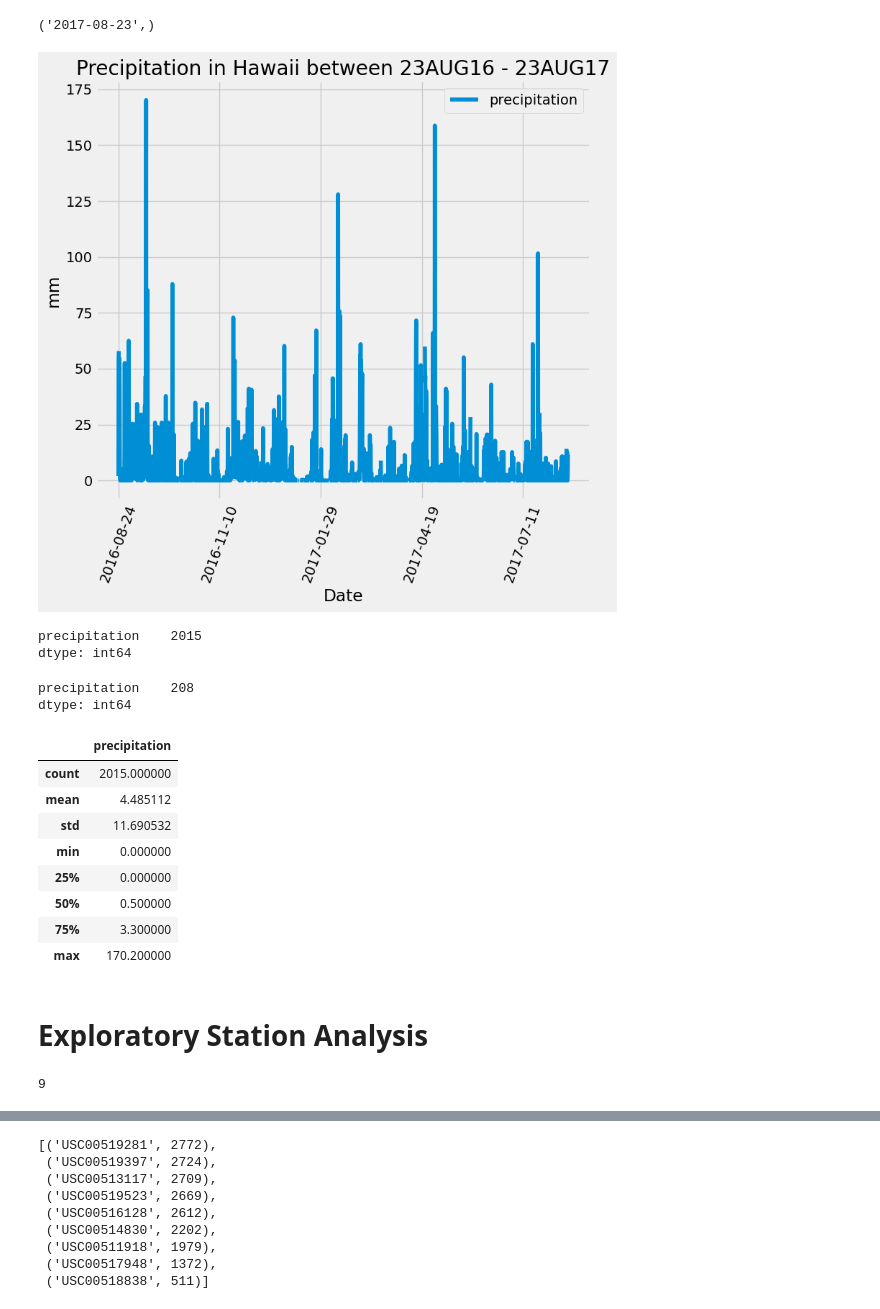
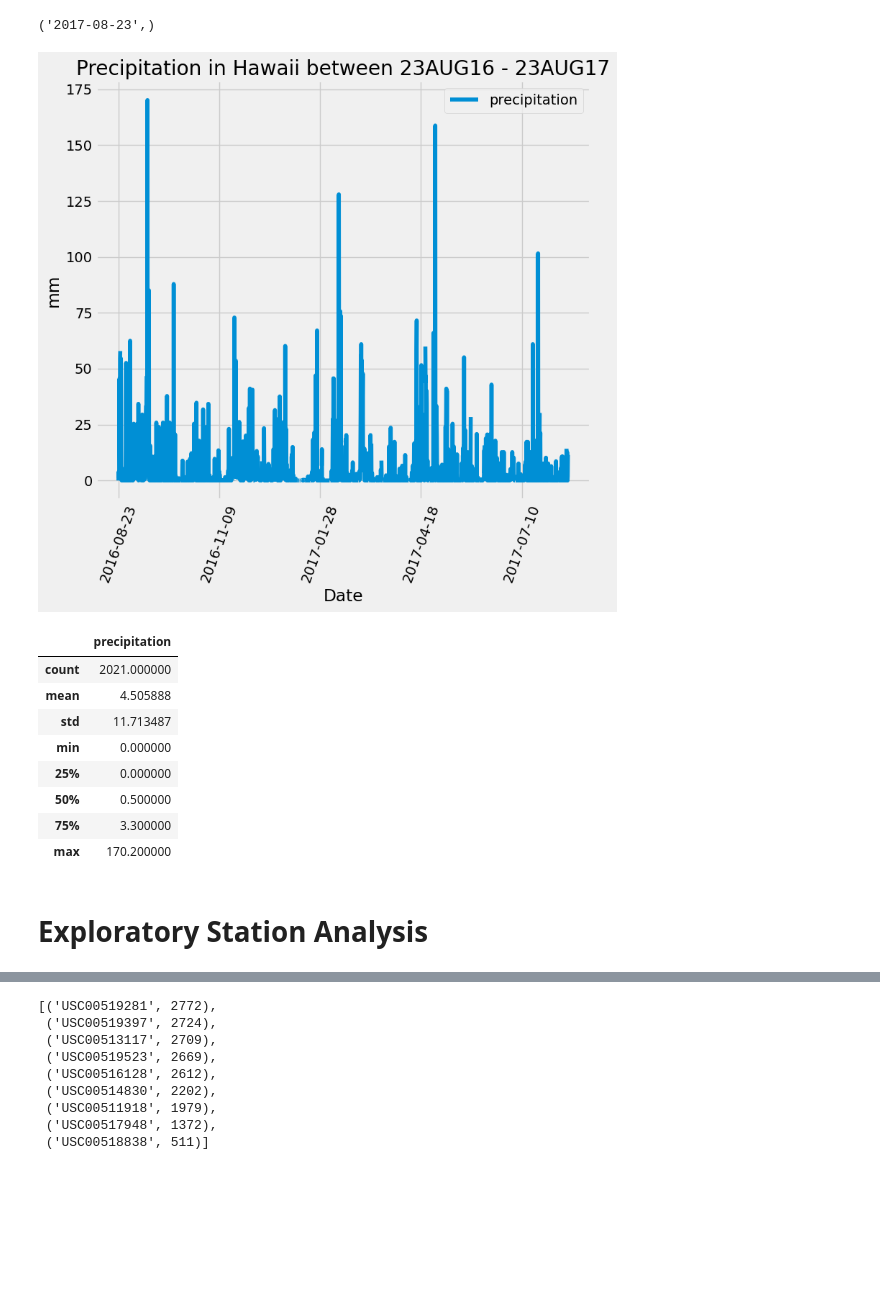
Before and after one commit to domspenc/sqlalchemy_challenge, a Jupyter notebook: SurfsUp/climate_starter.ipynb, the cells around one changed output, grey strips where cells are left out. Cells and saved outputs as stored; diff of their text form; code cells hidden in the pictures; blank space fills up the shorter version.

```diff
--- a/SurfsUp/climate_starter.ipynb
+++ b/SurfsUp/climate_starter.ipynb
@@ -56,50 +57,36 @@ session.query(measurement.date).order_by(measurement.date.desc()).first()
 # %%
 # Design a query to retrieve the last 12 months of precipitation data and plot the results.
 # Starting from the most recent data point in the database.
 # Calculate the date one year from the last date in data set.
 # Perform a query to retrieve the data and precipitation scores.
 sel = [measurement.date, measurement.prcp]
 twelve_months = session.query(*sel).\
-    filter(measurement.date > '2016-08-23').\
+    filter(measurement.date >= '2016-08-23').\
     order_by(measurement.date).all()
 
 # Save the query results as a Pandas DataFrame. Explicitly set the column names.
 # Sort the dataframe by date
 prcp_df = pd.DataFrame(twelve_months, columns=['date', 'precipitation'])
 # prcp_df.dropna(axis=0, how='any', inplace= True)
 prcp_df.sort_values(by='date')
 prcp_df.set_index('date', inplace=True)
 
 # Use Pandas Plotting with Matplotlib to plot the data
 prcp_df.plot(rot=90, xlabel = 'Date', ylabel='mm', figsize=(8,8))
 plt.title('Precipitation in Hawaii between 23AUG16 - 23AUG17')
 plt.xticks(rotation=70)
 plt.tight_layout()
 plt.show()
 # %% [output]
-[figure, old version]
+[figure, new version]
-# %%
-# Count number of values for each column in dataframe
-prcp_df.count()
-# %% [output]
-precipitation    2015
-dtype: int64
-# %%
-# Count number of null values to determine difference
-null_values = prcp_df.isnull().sum()
-null_values
-# %% [output]
-precipitation    208
-dtype: int64
 # %%
 # Use Pandas to calculate the summary statistics for the precipitation data
-# My numbers are slightly different to challenge numbers, I think because of the null values...?
 prcp_df.describe()
 # %% [output]
 |  | precipitation |
-| count | 2015.000000 |
-| mean | 4.485112 |
-| std | 11.690532 |
+| count | 2021.000000 |
+| mean | 4.505888 |
+| std | 11.713487 |
 | min | 0.000000 |
 | 25% | 0.000000 |
 | 50% | 0.500000 |
@@ -107,10 +94,5 @@ prcp_df.describe()
 | max | 170.200000 |
 # %% [markdown]
 # Exploratory Station Analysis
-# %%
-stations_count = session.query(station.station).count()
-stations_count
-# %% [output]
-9
 # %%
 # Design a query to calculate the total number of stations in the dataset
```
Also changed, not shown: parts of 9 cells of this notebook, 3 other files.
